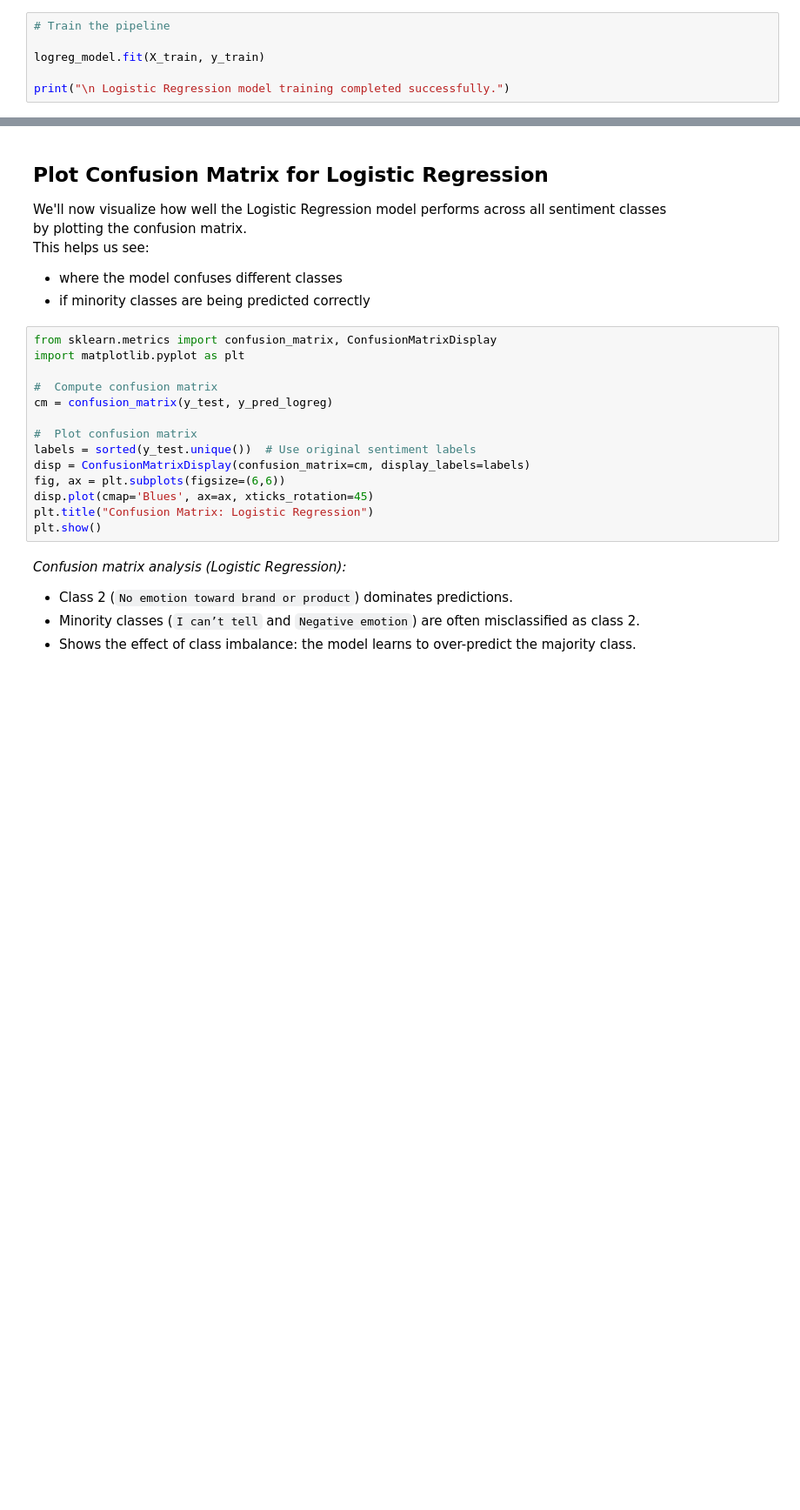
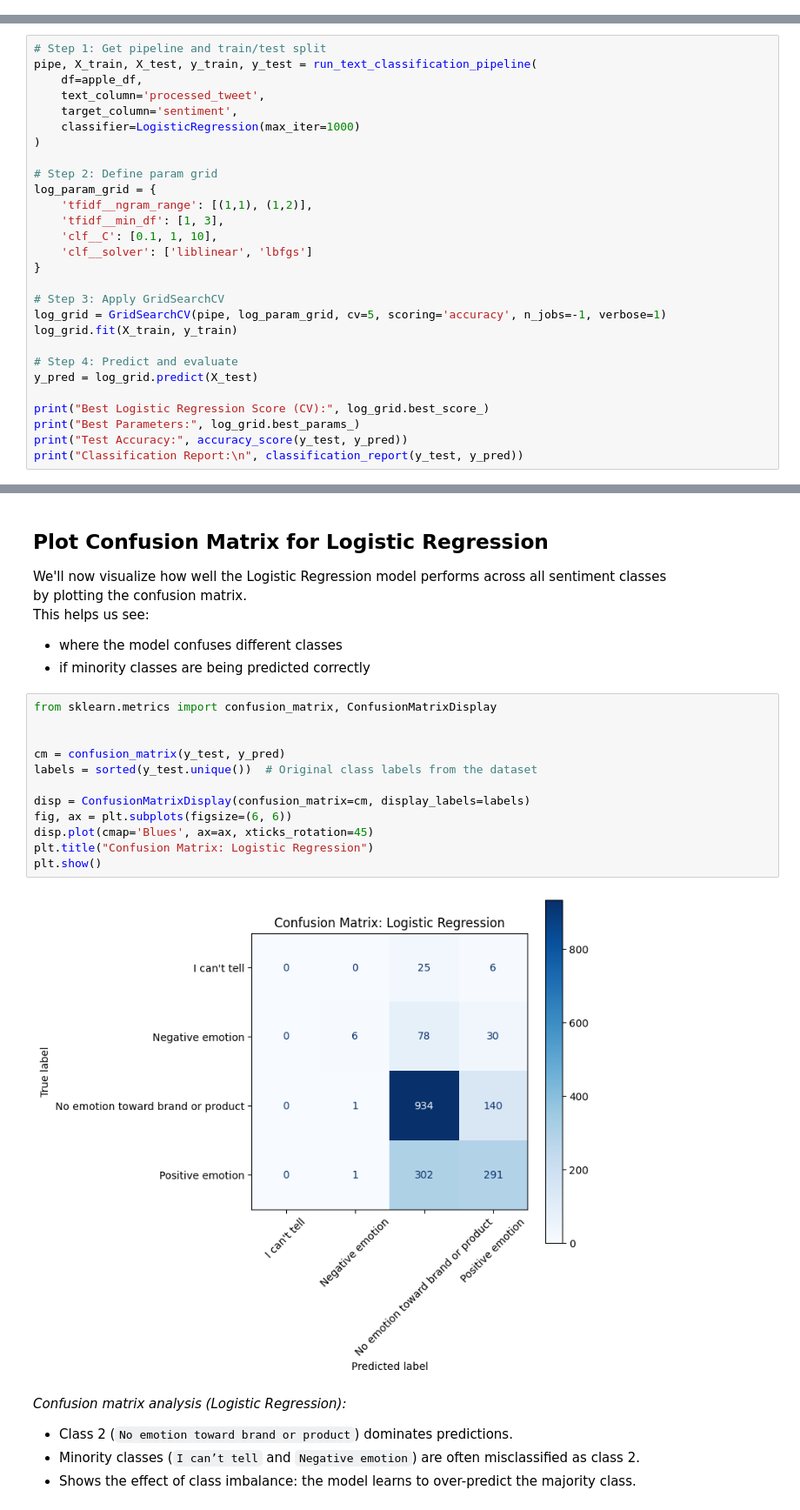
Before and after one commit to RonnyMuthomi/Group4_NLP_Project, a Jupyter notebook: index.ipynb, the cells around one changed output, grey strips where cells are left out. Shown at 87% size. Cells and saved outputs as stored; diff of their text form; blank space fills up the shorter version.

Commit message:
cross_checking and reviewing evaluation models

```diff
--- a/index.ipynb
+++ b/index.ipynb
@@ -907,6 +523,0 @@ We'll train the Logistic Regression pipeline.
-# %%
-# Train the pipeline
-
-logreg_model.fit(X_train, y_train)
-
-print("\n Logistic Regression model training completed successfully.")
@@ -944,0 +643,28 @@ print(classification_report(y_test, y_pred_logreg))
+# %%
+# Step 1: Get pipeline and train/test split
+pipe, X_train, X_test, y_train, y_test = run_text_classification_pipeline(
+    df=apple_df,
+    text_column='processed_tweet',
+    target_column='sentiment',
+    classifier=LogisticRegression(max_iter=1000)
+)
+
+# Step 2: Define param grid
+log_param_grid = {
+    'tfidf__ngram_range': [(1,1), (1,2)],
+    'tfidf__min_df': [1, 3],
+    'clf__C': [0.1, 1, 10],
+    'clf__solver': ['liblinear', 'lbfgs']
+}
+
+# Step 3: Apply GridSearchCV
+log_grid = GridSearchCV(pipe, log_param_grid, cv=5, scoring='accuracy', n_jobs=-1, verbose=1)
+log_grid.fit(X_train, y_train)
+
+# Step 4: Predict and evaluate
+y_pred = log_grid.predict(X_test)
+
+print("Best Logistic Regression Score (CV):", log_grid.best_score_)
+print("Best Parameters:", log_grid.best_params_)
+print("Test Accuracy:", accuracy_score(y_test, y_pred))
+print("Classification Report:\n", classification_report(y_test, y_pred))
@@ -952,18 +694,18 @@ This helps us see:
 - if minority classes are being predicted correctly
 # %%
 from sklearn.metrics import confusion_matrix, ConfusionMatrixDisplay
-import matplotlib.pyplot as plt
 
-#  Compute confusion matrix
-cm = confusion_matrix(y_test, y_pred_logreg)
 
-#  Plot confusion matrix
-labels = sorted(y_test.unique())  # Use original sentiment labels
+cm = confusion_matrix(y_test, y_pred)
+labels = sorted(y_test.unique())  # Original class labels from the dataset
+
 disp = ConfusionMatrixDisplay(confusion_matrix=cm, display_labels=labels)
-fig, ax = plt.subplots(figsize=(6,6))
+fig, ax = plt.subplots(figsize=(6, 6))
 disp.plot(cmap='Blues', ax=ax, xticks_rotation=45)
 plt.title("Confusion Matrix: Logistic Regression")
 plt.show()
+# %% [output]
+[figure, added]
 # %% [markdown]
 *Confusion matrix analysis (Logistic Regression):*
 
```
Also changed, not shown: parts of 125 cells of this notebook.
